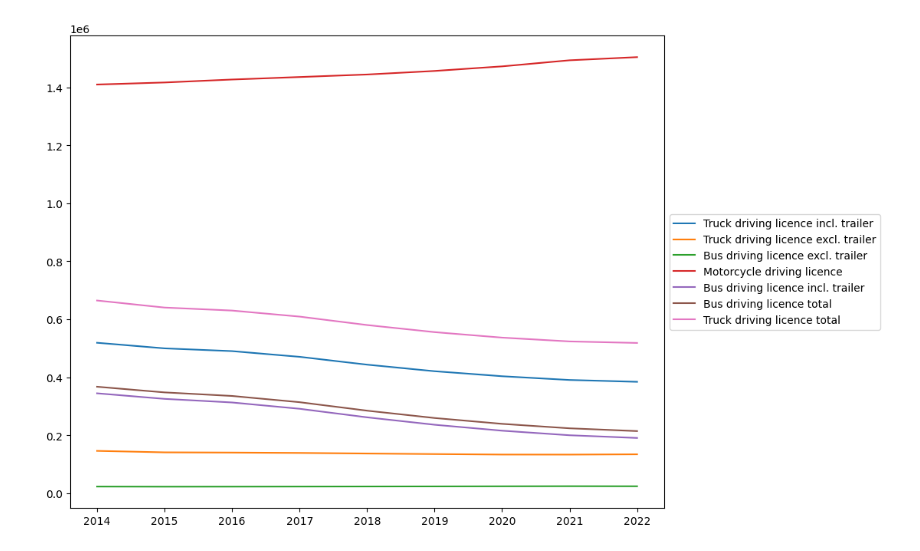
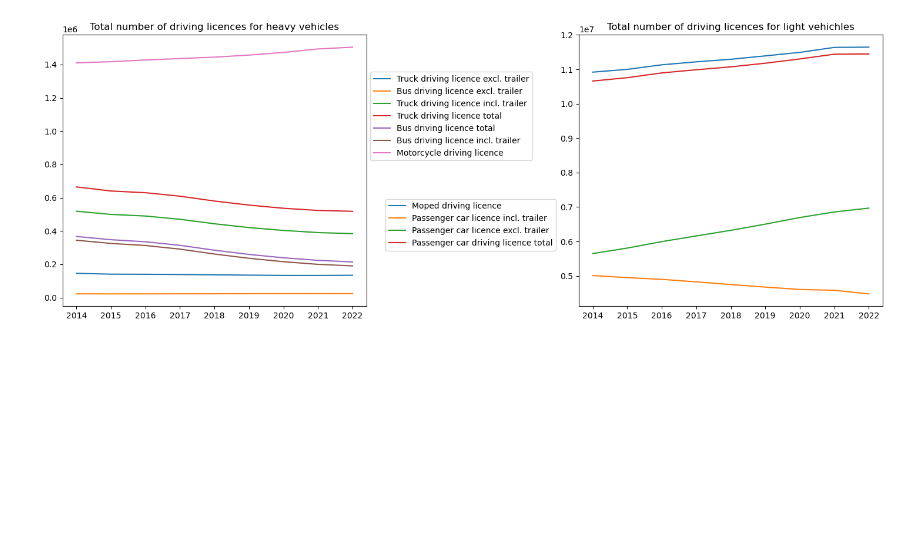
Before and after one commit to JosephineScholte/TIL6022-LabAssignments-group-11, a Jupyter notebook: Project/Jochem/Project.ipynb, the cells around one changed output. Saved outputs shown, nothing was run; the diff lists cells and outputs as text; code cells hidden in the pictures; blank space fills up the shorter version.

```diff
--- a/Project/Jochem/Project.ipynb
+++ b/Project/Jochem/Project.ipynb
@@ -9,8 +12,9 @@ import plotly.express as px
 # %%
-data_lic_henk = pd.DataFrame(cbsodata.get_data('83488ENG',
+# Load Datasets
+data_lic_temp   = pd.DataFrame(cbsodata.get_data('83488ENG',
                         dir = 'C:/Users/Jochi/TIL6022-LabAssignments-group-11/Data')) # People with a driving licence
 #data_traffic = pd.DataFrame(cbsodata.get_data('84707ENG')) # Mobility, traffic participation
 #data_travel = pd.DataFrame(cbsodata.get_data('84713ENG')) # Mobility per person, travel characteristics
 # %%
-df_pop_henk = pd.DataFrame(cbsodata.get_data('7461ENG'))   # Insert dataset with population data
+df_pop_temp = pd.DataFrame(cbsodata.get_data('7461ENG'))   # Insert dataset with population data
 # %%
@@ -84,11 +120,0 @@ plt.show()
-# %%
-f = plt.figure(figsize=(10, 8))
-for i in range(len(ages)):
-    data_lic_tot = data_lic[(data_lic.Region == 'Nederland')
-                        & (data_lic.AgeDrivingLicenseHolder == ages[i])
-                        & (data_lic.CategoryDrivingLicence == 'Passenger car driving licence total')]
-    #df_pop_tot = df_pop[(df_pop.Age == ages[i])
-    #data_lic_tot['Ratio'] = data_lic_tot.PeopleWithADrivingLicence_1/ df_pop_new.TotalPopulation_1
-    plt.plot(data_lic_tot.Periods, data_lic_tot.PeopleWithADrivingLicence_1, label=ages[i])
-    plt.legend(loc='center left', bbox_to_anchor=(1, 0.5) )
-    plt.ylim()
@@ -97,16 +121,29 @@ for i in range(len(ages)):
 # %%
-#data_licence.info()
+# Create figure and whitespace for legends
+f = plt.figure(figsize=(18, 6))
+plt.subplots_adjust(wspace=0.7)
 
-
-#data_licence[data_licence.AgeDrivingLicenseHolder == 'Total']
-#data_licence[(data_licence.Region == 'Nederland') & (data_licence.AgeDrivingLicenseHolder == 'Total')
-  #           & (data_licence.CategoryDrivingLicence == 'Passenger car driving licence total')]
-f = plt.figure(figsize=(10, 8))
+# Filter data and plot for Heavy vehicles.
+plt.subplot(1,2,1)
 for i in range(len(large_cars)):
     data_lic_tot = data_lic[(data_lic.Region == 'Nederland')
                         & (data_lic.AgeDrivingLicenseHolder == 'Total')
                         & (data_lic.CategoryDrivingLicence == large_cars[i])]
+
     plt.plot(data_lic_tot.Periods, data_lic_tot.PeopleWithADrivingLicence_1, label=large_cars[i])
-    plt.legend(loc='center left', bbox_to_anchor=(1, 0.5))
+plt.legend(loc='center left', bbox_to_anchor=(1, 0.7))
+plt.title('Total number of driving licences for heavy vehicles')
+
+# Filter data and plot for light vehicles.
+plt.subplot(1,2,2, )
+for i in range(len(cars)):
+    data_lic_tot = data_lic[(data_lic.Region == 'Nederland')
+                        & (data_lic.AgeDrivingLicenseHolder == 'Total')
+                        & (data_lic.CategoryDrivingLicence == cars[i])]
+
+    plt.plot(data_lic_tot.Periods, data_lic_tot.PeopleWithADrivingLicence_1, label=cars[i])
+plt.legend(loc='center left', bbox_to_anchor=(-0.65, 0.3))
+plt.title('Total number of driving licences for light vehichles')
+plt.show()
 # %% [output]
-[figure, old version]
+[figure, new version]
```
Also changed, not shown: parts of 11 cells of this notebook.
